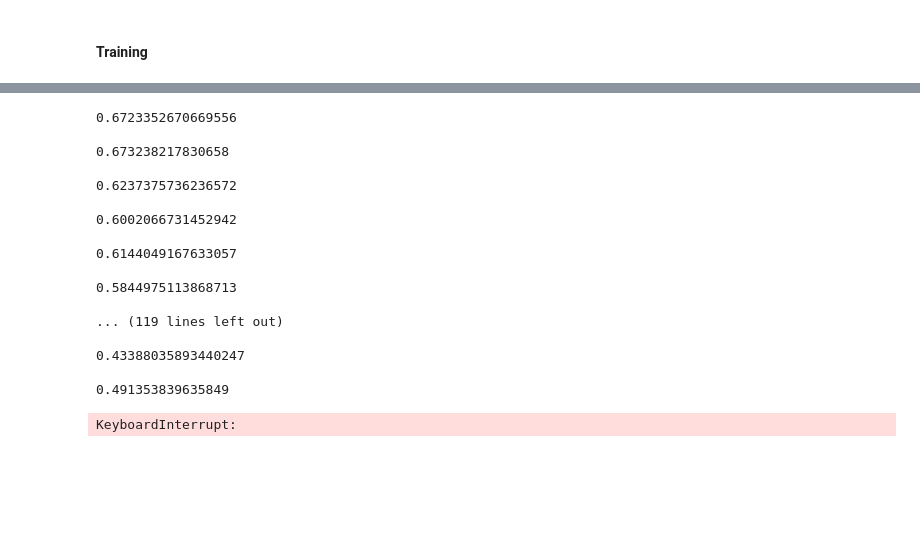
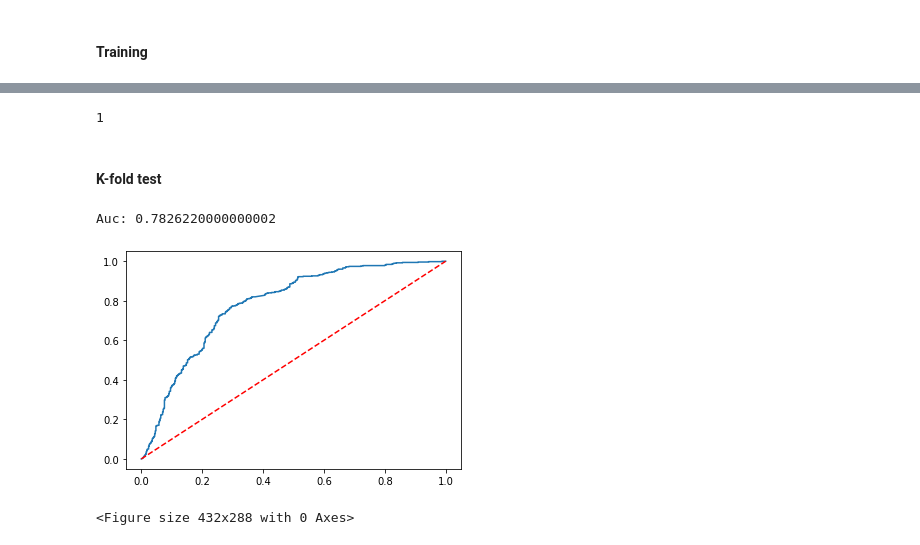
Before and after one commit to tinahuang222/NucleiSegmentation, a Jupyter notebook: Master-code.ipynb, the cells around one changed output, grey strips where cells are left out. Saved outputs shown, nothing was run; the diff lists cells and outputs as text; code cells hidden in the pictures; blank space fills up the shorter version.

```diff
--- a/Master-code.ipynb
+++ b/Master-code.ipynb
@@ -907,6 +906,7 @@ mix_feature_path = data_path / 'graph_feature'/ 'mix_feature.csv'
 
 model_dir = data_path / 'models'
 os.makedirs(model_dir, exist_ok=True)
+save_path = model_dir / 'rf.pkl'
 
 feature_df = pd.read_csv(mix_feature_path, index_col='tile_name')
 rf = train_rf_model(feature_df, mix_feature_ranking_path, model_dir / 'rf.pkl')
@@ -1282,26 +1318,57 @@ def train_graph_conv(dataset, epochs=100, batch_size=128, lr=0.0001, weight_deca
+# %%
+data_path = Path('./data')
+graph_dir = data_path / 'graph_feature'
+
+dataset = pickle.load(open(graph_dir / 'graph_data.pkl', 'rb'))
+print(dataset[0].y.item())
+# %% [output]
+1
+# %% [markdown]
+#### K-fold test
+# %%
+from sklearn.metrics import classification_report, roc_curve, auc
+from sklearn.model_selection import StratifiedKFold
+
+def k_fold_test_graph_conv(dataset, fold=10, epochs=500, batch_size=128, lr=0.0001, weight_decay=5e-4,
+                     top_feature=64, device_type='cuda'):
+
+    labels = [x.y.item() for x in dataset]
+    y_pred = []
+    y_true = []
+
+    skf = StratifiedKFold(n_splits=fold, random_state=None, shuffle=True)
+
+    for train_index, test_index in tqdm(skf.split(dataset,labels), total=fold):
+        X_train = [dataset[i] for i in train_index]
+        X_test = [dataset[i] for i in test_index]
+
+        y_test = [ x.y.item() for x in X_test]
+
+        model = train_graph_conv(X_train, None, epochs, batch_size, lr, weight_decay,
+                     top_feature, device_type)
+        result = predict_graph_conv(X_test, model=model)
+
+        y_pred += result
+        y_true += y_test
+
+    y_true = np.array(y_true).astype(float)
+    y_pred = np.array(y_pred).astype(float)
+    target_names = ['no_cancer', 'cancer']
+
+    fpr, tpr, _ = roc_curve(y_true, y_pred)
+    print('Auc:', auc(fpr, tpr))
+    plt.plot(fpr, tpr, label='RF')
+    plt.plot([0, 1], [0, 1], color='r', linestyle='--')
+    plt.show()
+    plt.clf()
 # %%
 data_path = Path('./data')
 graph_dir = data_path / 'graph_feature'
 
 dataset = pickle.load(open(graph_dir / 'graph_data.pkl', 'rb'))
 
-model = train_graph_conv(dataset)
+k_fold_test_graph_conv(dataset)
 # %% [output]
-0.6723352670669556
-
-0.673238217830658
-
-0.6237375736236572
-
-0.6002066731452942
-
-0.6144049167633057
-
-0.5844975113868713
-
-... (119 lines left out)
-
-0.43388035893440247
-
-0.491353839635849
+Auc: 0.7826220000000002
+[figure, added]
-KeyboardInterrupt:
+<Figure size 432x288 with 0 Axes>
```
Also changed, not shown: parts of 22 cells of this notebook, 11 other files.
